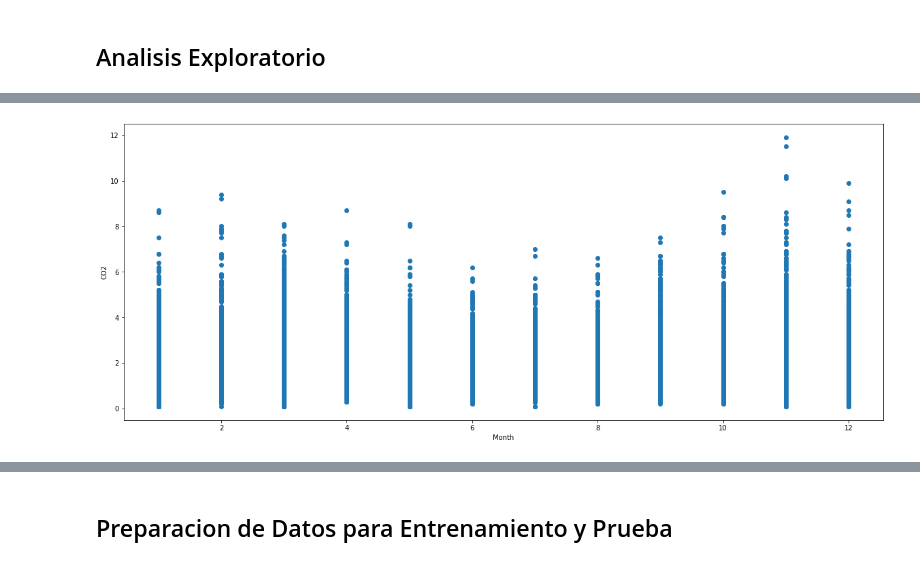
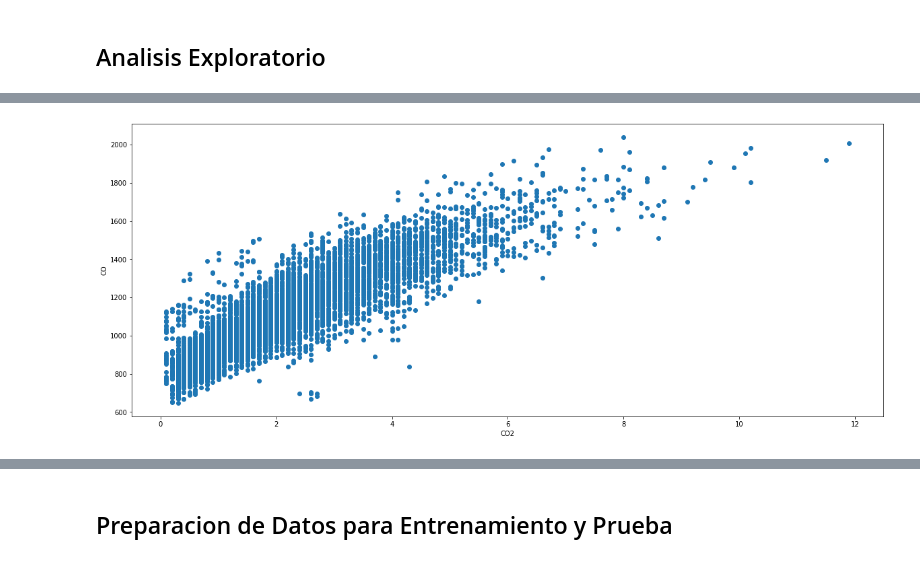
Before and after one commit to Axel9994/Prediccion-de-Dioxido-de-Carbono-en-Aire, a Jupyter notebook: Prediccion de Dioxido de Carbono en Aire.ipynb, the cells around one changed output, grey strips where cells are left out. Saved outputs shown, nothing was run; the diff lists cells and outputs as text; code cells hidden in the pictures.

```diff
--- a/Prediccion de Dioxido de Carbono en Aire.ipynb
+++ b/Prediccion de Dioxido de Carbono en Aire.ipynb
@@ -118,7 +118,7 @@ air_quality['AH'] = air_quality['AH'].astype(str)
 air_quality['AH'] = air_quality['AH'].apply(lambda s : s.replace(',', '.'))
 air_quality['AH'] = air_quality['AH'].astype(float)
 # %%
-air_quality = air_quality[['Month', 'Hour', 'CO(GT)', 'T', 'RH', 'AH']]
+air_quality = air_quality[['Month', 'Hour', 'CO(GT)', 'T', 'RH', 'PT08.S1(CO)']]
 air_quality.dropna(axis = 0, inplace = True)
 # %%
 air_quality['Hour'] = air_quality['Hour'].astype(float)
@@ -143,8 +165,8 @@ air_quality.shape
 # %%
 plt.figure(figsize = (20,8))
-plt.scatter(x=air_quality.Month, y=air_quality['CO(GT)'])
-plt.xlabel('Month')
-plt.ylabel('CO2')
+plt.scatter(air_quality['CO(GT)'], air_quality['PT08.S1(CO)'])
+plt.xlabel('CO2')
+plt.ylabel('CO')
 plt.show()
 # %% [output]
-[figure, old version]
+[figure, new version]
```
Also changed, not shown: parts of 28 cells of this notebook, 1 other file.
